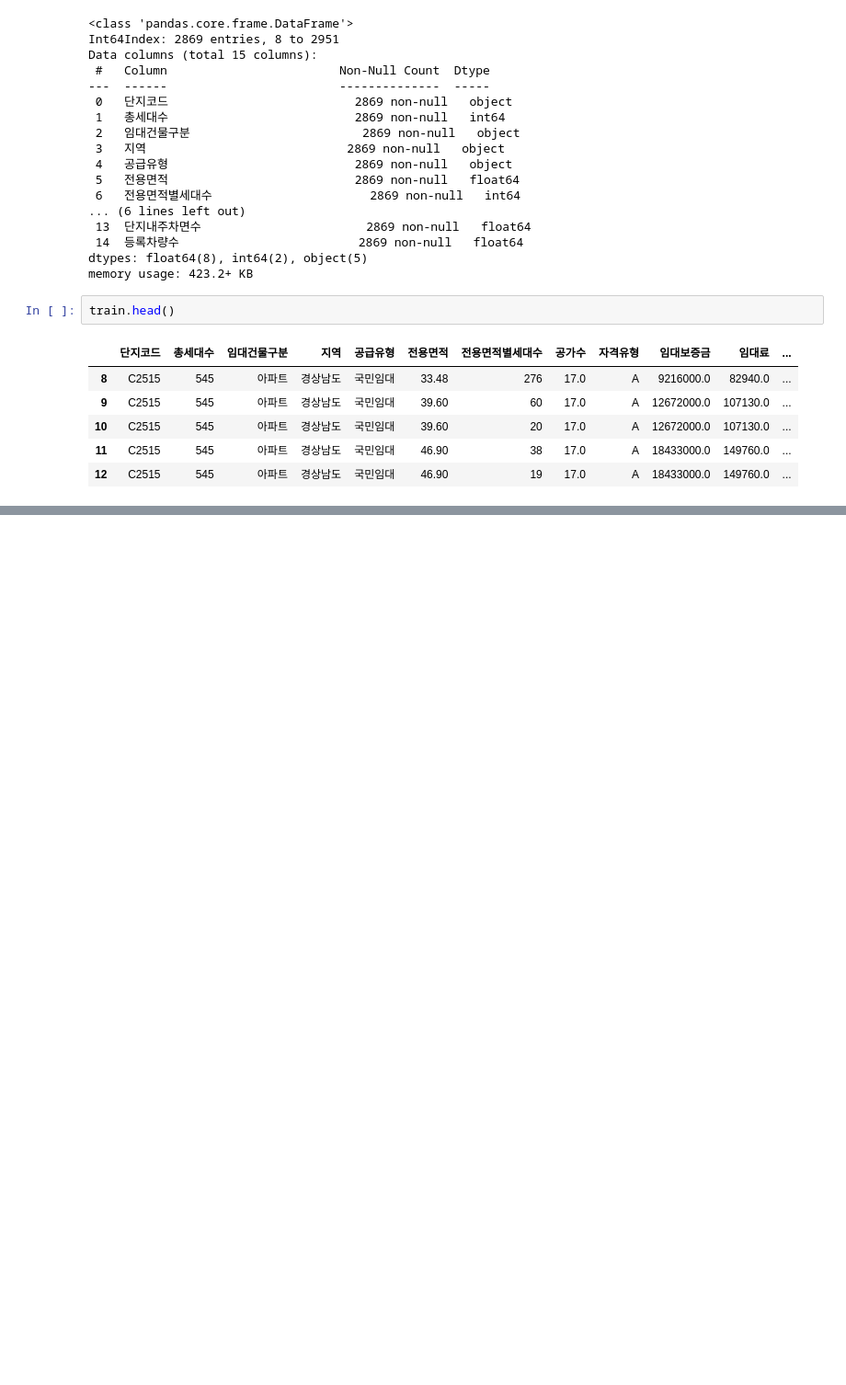
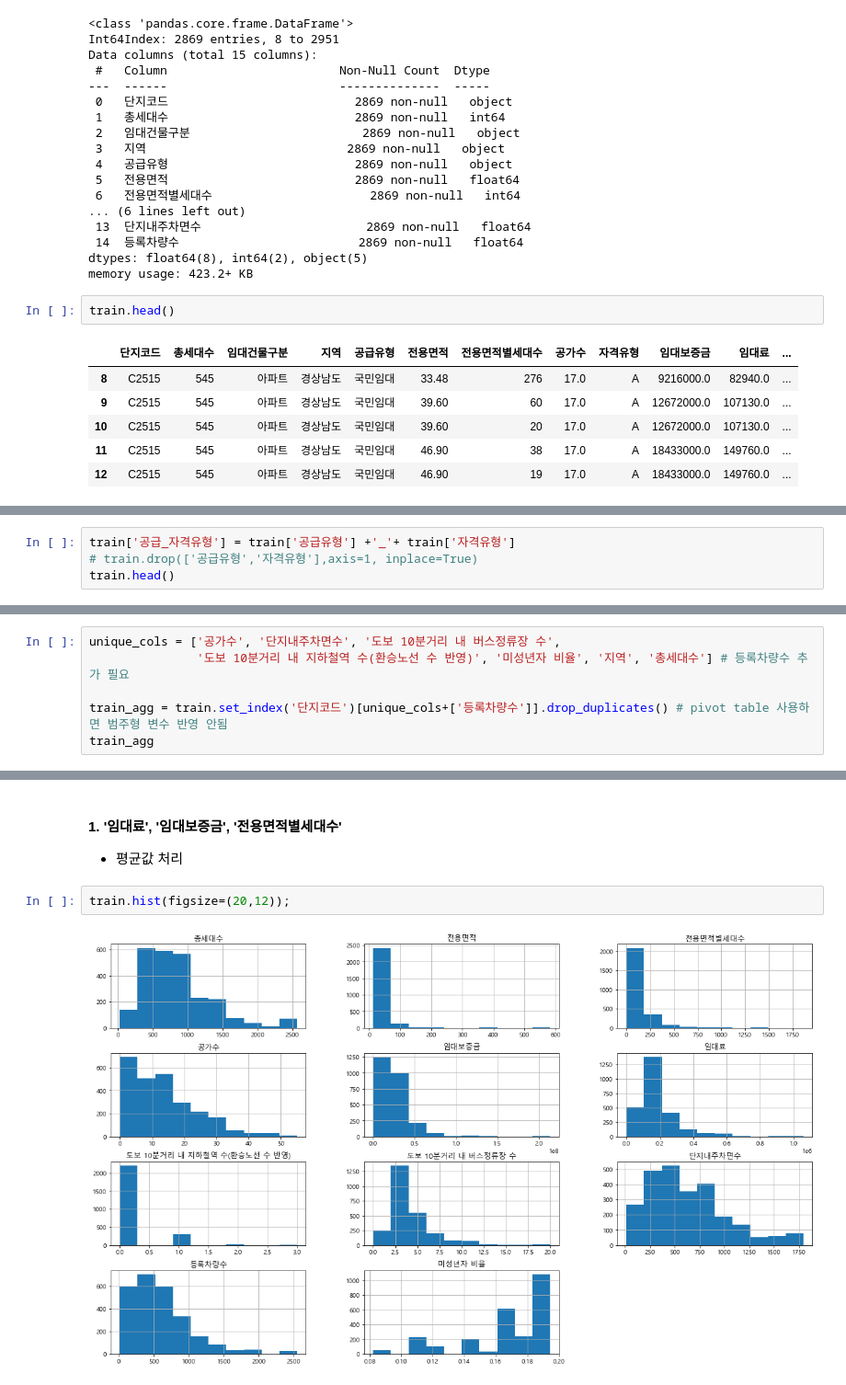
Before and after one commit to 1KimJiHyeon/parking_demand_forecast, a Jupyter notebook: 주차수요예측_심연주.ipynb, the cells around one changed output, grey strips where cells are left out. Shown: that part at 92% size. Cells and saved outputs as stored; diff of their text form; blank space fills up the shorter version.

```diff
--- a/주차수요예측_심연주.ipynb
+++ b/주차수요예측_심연주.ipynb
@@ -365,0 +729,4 @@ test.head()
+# %%
+train['공급_자격유형'] = train['공급유형'] +'_'+ train['자격유형']
+# train.drop(['공급유형','자격유형'],axis=1, inplace=True)
+train.head()
@@ -365,0 +816,6 @@ test.head()
+# %%
+unique_cols = ['공가수', '단지내주차면수', '도보 10분거리 내 버스정류장 수',
+               '도보 10분거리 내 지하철역 수(환승노선 수 반영)', '미성년자 비율', '지역', '총세대수'] # 등록차량수 추가 필요
+
+train_agg = train.set_index('단지코드')[unique_cols+['등록차량수']].drop_duplicates() # pivot table 사용하면 범주형 변수 반영 안됨
+train_agg
@@ -365,0 +913,7 @@ test.head()
+# %% [markdown]
+#### 1. '임대료', '임대보증금', '전용면적별세대수'
+- 평균값 처리
+# %%
+train.hist(figsize=(20,12));
+# %% [output]
+[figure, added]
```
Also changed, not shown: parts of 116 cells of this notebook.
